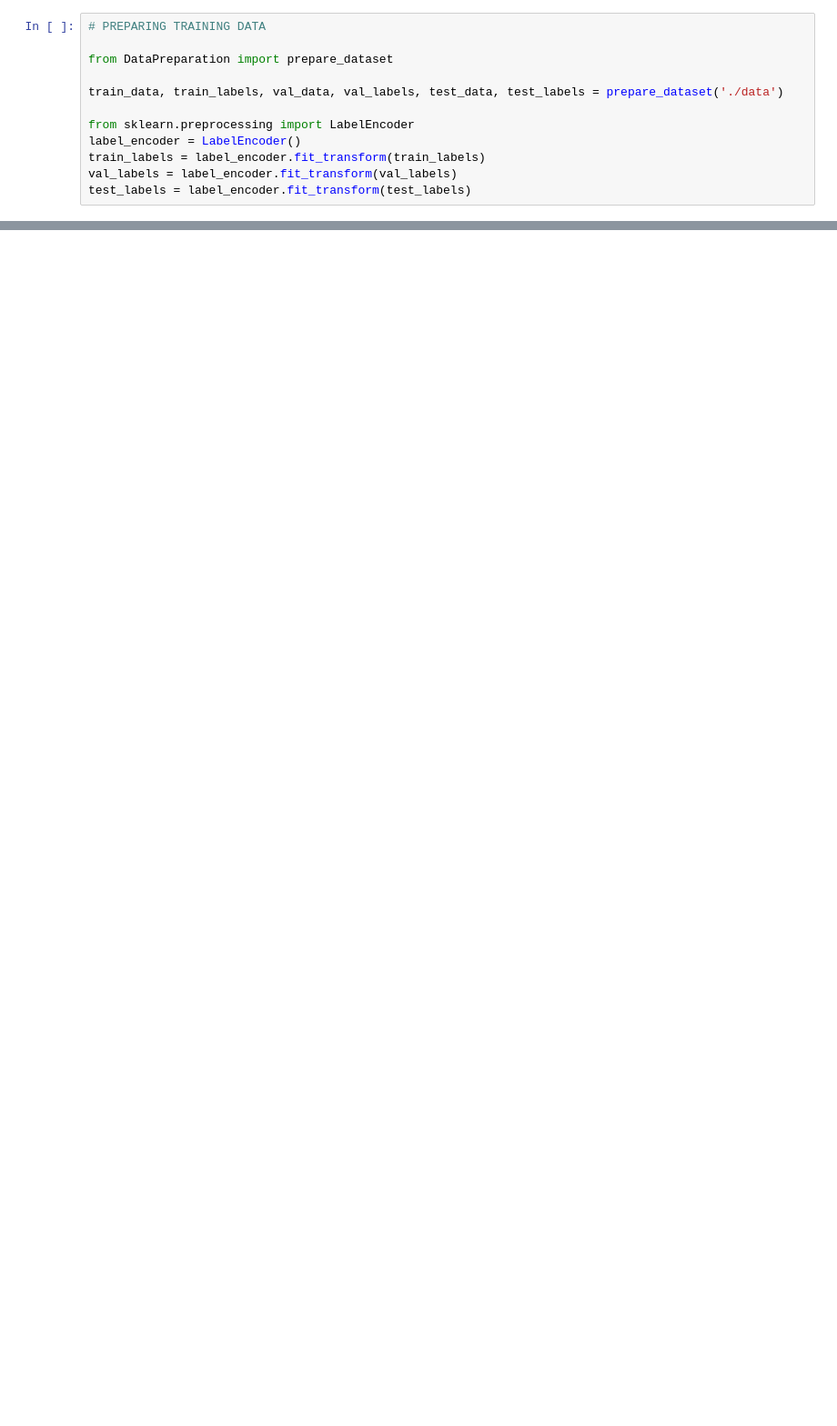
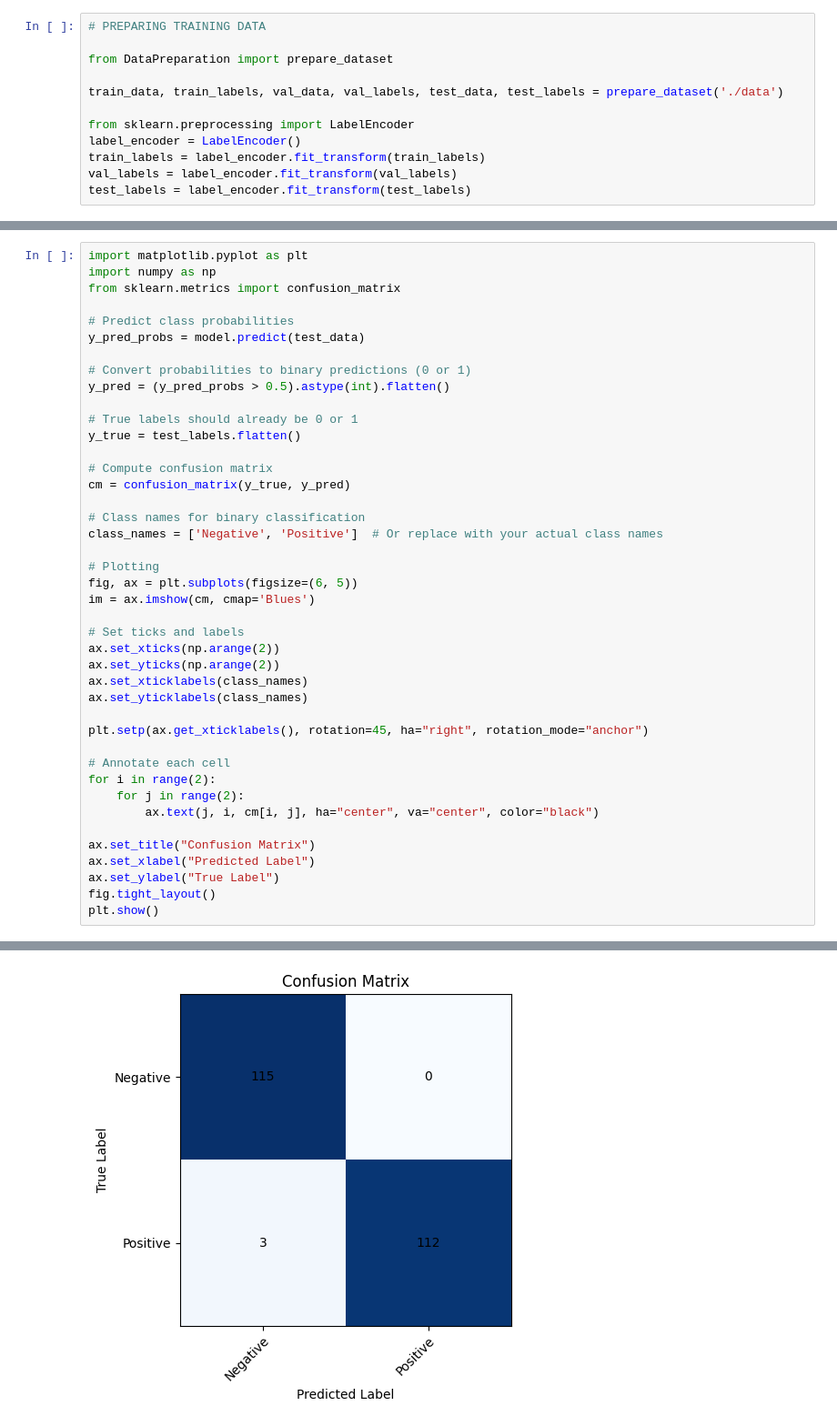
Before and after one commit to JakeDReeder/ChordWizMachineLearning, a Jupyter notebook: NoteBook1.ipynb, the cells around one changed output, grey strips where cells are left out. Shown: that part at 91% size. Saved outputs shown, nothing was run; the diff lists cells and outputs as text; blank space fills up the shorter version.

```diff
--- a/NoteBook1.ipynb
+++ b/NoteBook1.ipynb
@@ -148,0 +142,43 @@ NameError: name 'model' is not defined
+# %%
+import matplotlib.pyplot as plt
+import numpy as np
+from sklearn.metrics import confusion_matrix
+
+# Predict class probabilities
+y_pred_probs = model.predict(test_data)
+
+# Convert probabilities to binary predictions (0 or 1)
+y_pred = (y_pred_probs > 0.5).astype(int).flatten()
+
+# True labels should already be 0 or 1
+y_true = test_labels.flatten()
+
+# Compute confusion matrix
+cm = confusion_matrix(y_true, y_pred)
+
+# Class names for binary classification
+class_names = ['Negative', 'Positive']  # Or replace with your actual class names
+
+# Plotting
+fig, ax = plt.subplots(figsize=(6, 5))
+im = ax.imshow(cm, cmap='Blues')
+
+# Set ticks and labels
+ax.set_xticks(np.arange(2))
+ax.set_yticks(np.arange(2))
+ax.set_xticklabels(class_names)
+ax.set_yticklabels(class_names)
+
+plt.setp(ax.get_xticklabels(), rotation=45, ha="right", rotation_mode="anchor")
+
+# Annotate each cell
+for i in range(2):
+    for j in range(2):
+        ax.text(j, i, cm[i, j], ha="center", va="center", color="black")
+
+ax.set_title("Confusion Matrix")
+ax.set_xlabel("Predicted Label")
+ax.set_ylabel("True Label")
+fig.tight_layout()
+plt.show()
+# %% [output]
@@ -148,0 +186 @@ NameError: name 'model' is not defined
+[figure, added]
```
Also changed, not shown: parts of 6 cells of this notebook, 3 other files.
